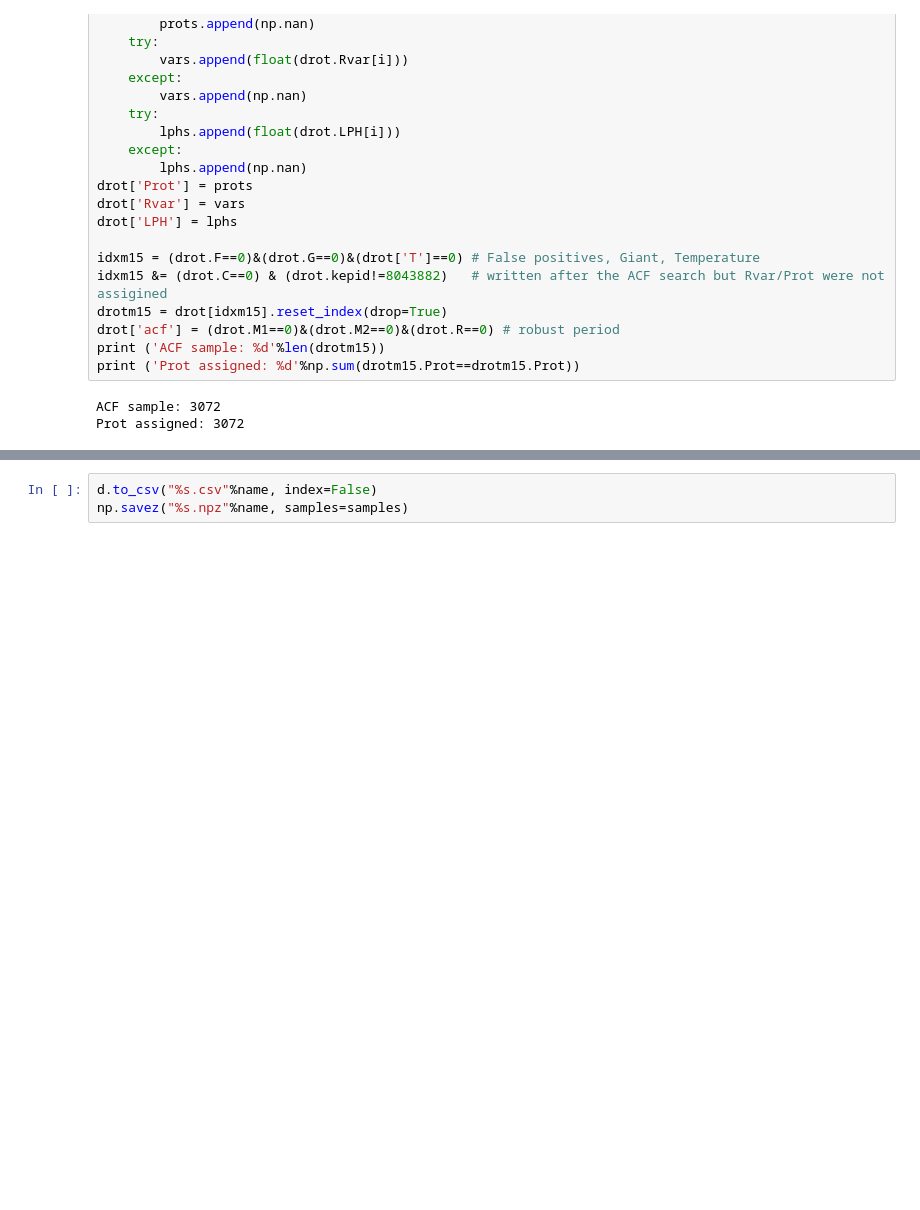
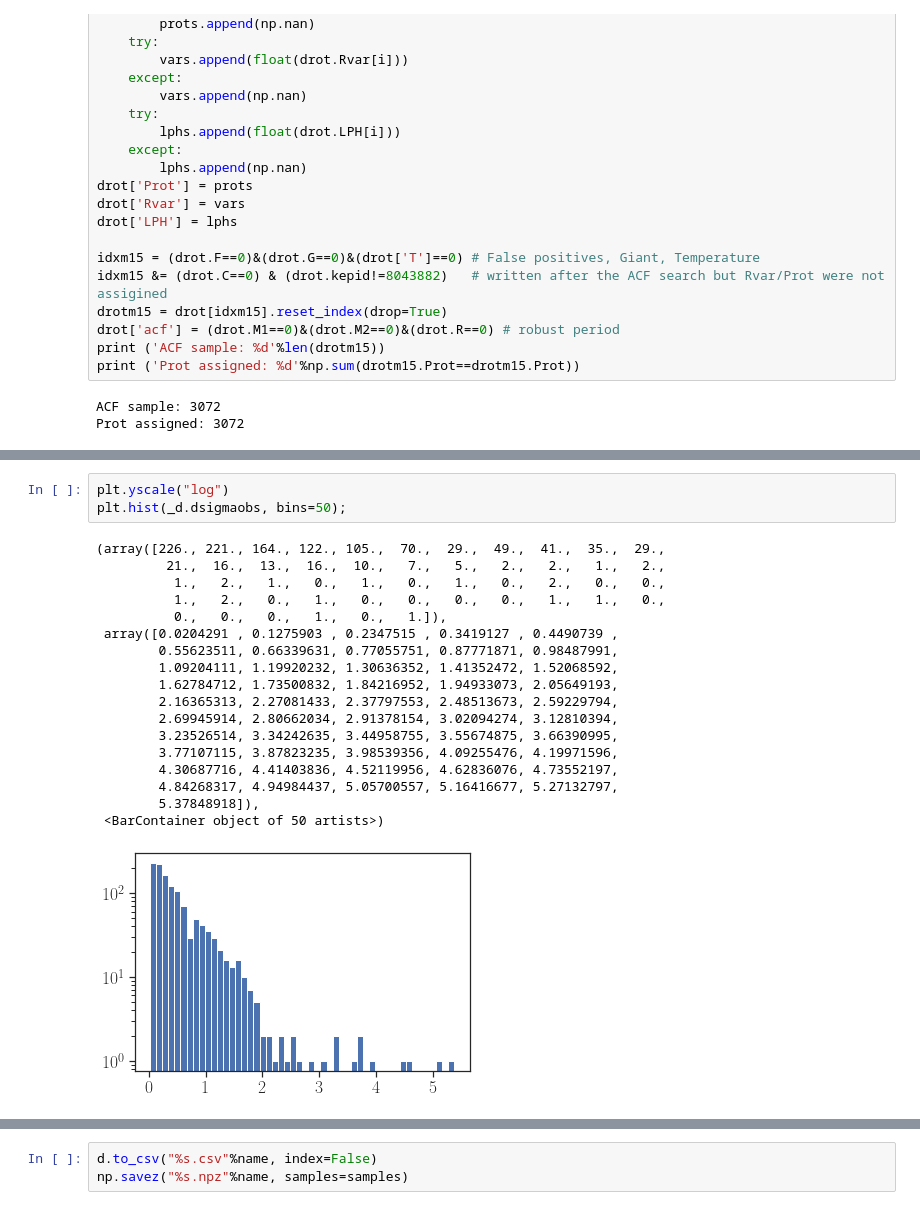
Before and after one commit to kemasuda/acheron, a Jupyter notebook: cks_frot/define_sample.ipynb, the cells around one changed output, grey strips where cells are left out. Drawn from its saved outputs; the diff is of its cells as text; blank space fills up the shorter version.

```diff
--- a/cks_frot/define_sample.ipynb
+++ b/cks_frot/define_sample.ipynb
@@ -111,0 +142,22 @@ def get_posterior_samples(d, postdir, agekey="age", n_samples=10000, use_gyro=Fa
+# %%
+plt.yscale("log")
+plt.hist(_d.dsigmaobs, bins=50);
+# %% [output]
+(array([226., 221., 164., 122., 105.,  70.,  29.,  49.,  41.,  35.,  29.,
+         21.,  16.,  13.,  16.,  10.,   7.,   5.,   2.,   2.,   1.,   2.,
+          1.,   2.,   1.,   0.,   1.,   0.,   1.,   0.,   2.,   0.,   0.,
+          1.,   2.,   0.,   1.,   0.,   0.,   0.,   0.,   1.,   1.,   0.,
+          0.,   0.,   0.,   1.,   0.,   1.]),
+ array([0.0204291 , 0.1275903 , 0.2347515 , 0.3419127 , 0.4490739 ,
+        0.55623511, 0.66339631, 0.77055751, 0.87771871, 0.98487991,
+        1.09204111, 1.19920232, 1.30636352, 1.41352472, 1.52068592,
+        1.62784712, 1.73500832, 1.84216952, 1.94933073, 2.05649193,
+        2.16365313, 2.27081433, 2.37797553, 2.48513673, 2.59229794,
+        2.69945914, 2.80662034, 2.91378154, 3.02094274, 3.12810394,
+        3.23526514, 3.34242635, 3.44958755, 3.55674875, 3.66390995,
+        3.77107115, 3.87823235, 3.98539356, 4.09255476, 4.19971596,
+        4.30687716, 4.41403836, 4.52119956, 4.62836076, 4.73552197,
+        4.84268317, 4.94984437, 5.05700557, 5.16416677, 5.27132797,
+        5.37848918]),
+ <BarContainer object of 50 artists>)
+[figure, added]
```
Also changed, not shown: parts of 22 cells of this notebook, 9 other files.
